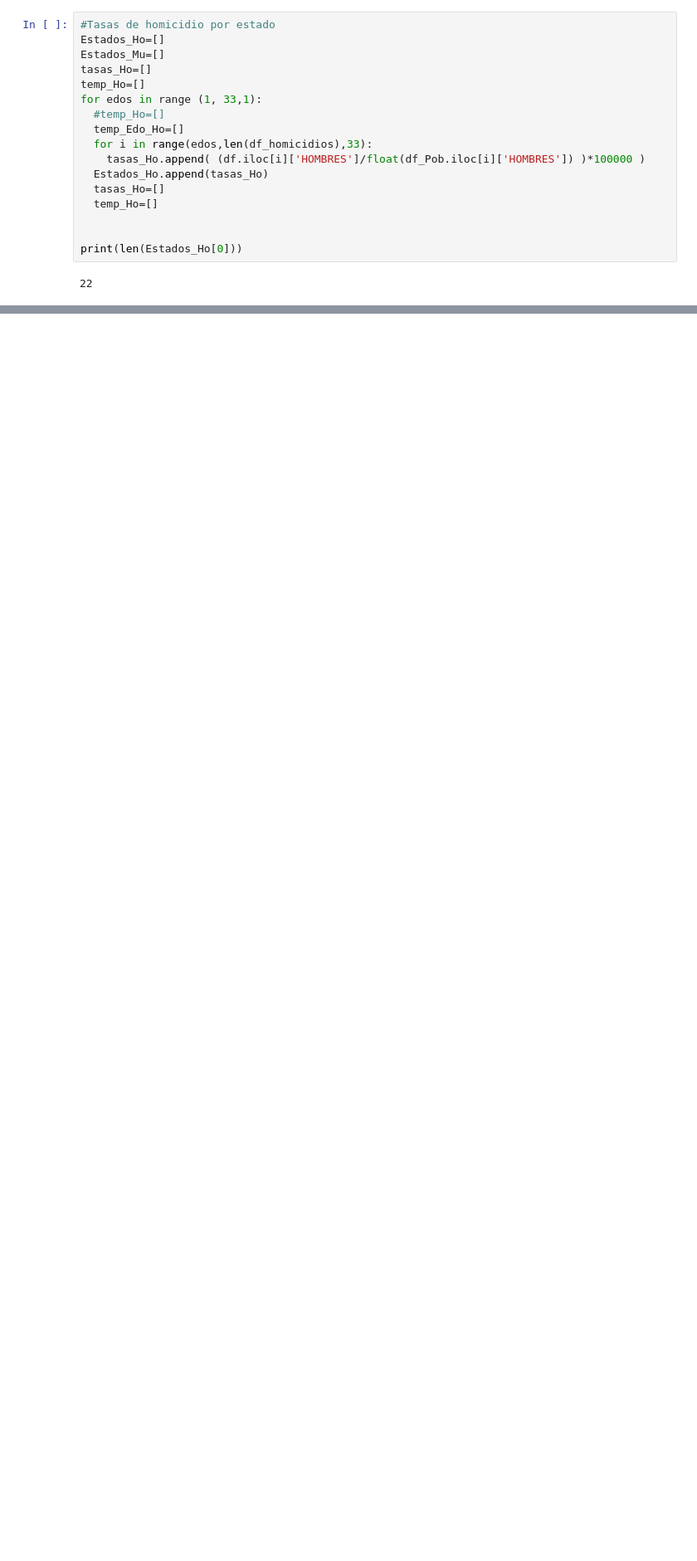
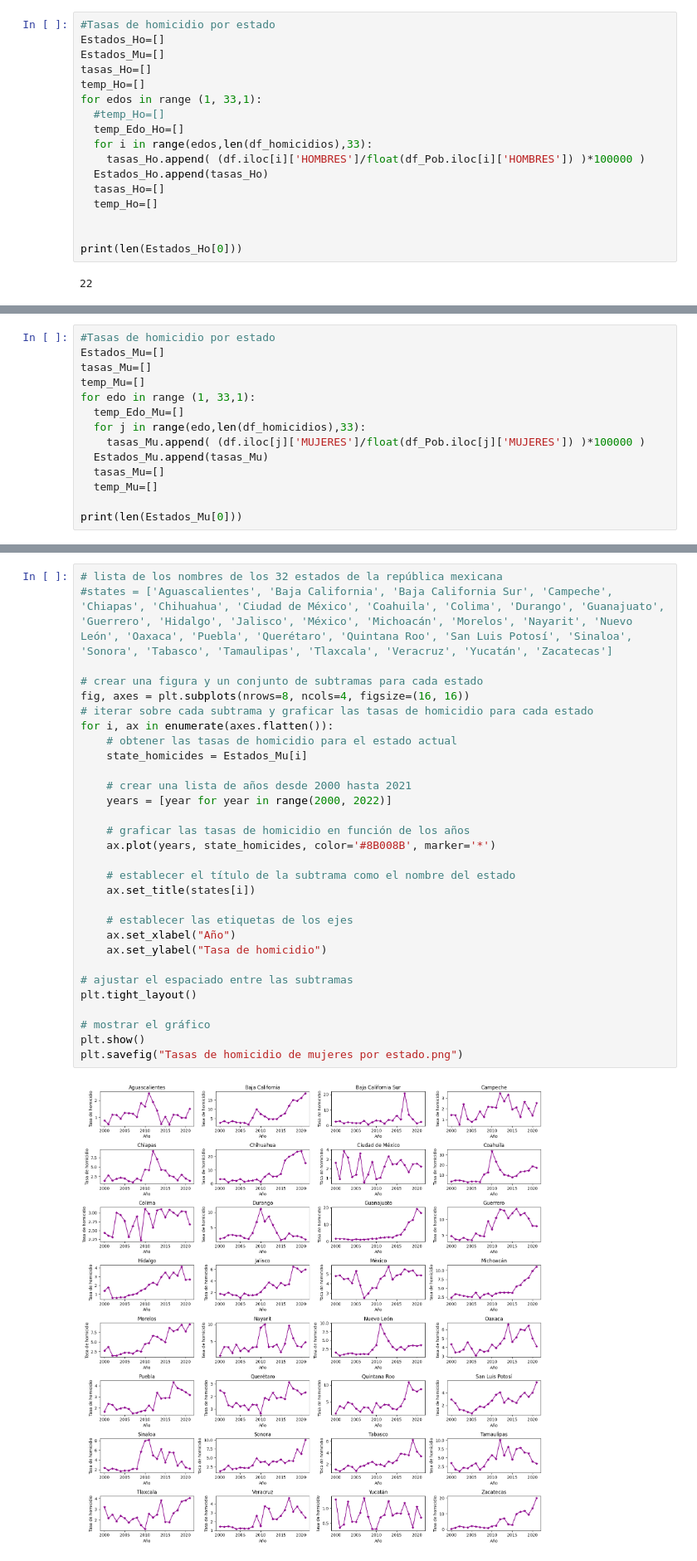
Before and after one commit to FreMeli/ASE_1, a Jupyter notebook: EDO_SEXO_LIMPIO.ipynb, the cells around one changed output, grey strips where cells are left out. Shown at 83% size. Cells and saved outputs as stored; diff of their text form; blank space fills up the shorter version.

```diff
--- a/EDO_SEXO_LIMPIO.ipynb
+++ b/EDO_SEXO_LIMPIO.ipynb
@@ -347,0 +357,14 @@ plt.show()
+# %%
+#Tasas de homicidio por estado
+Estados_Mu=[]
+tasas_Mu=[]
+temp_Mu=[]
+for edo in range (1, 33,1):
+  temp_Edo_Mu=[]
+  for j in range(edo,len(df_homicidios),33):
+    tasas_Mu.append( (df.iloc[j]['MUJERES']/float(df_Pob.iloc[j]['MUJERES']) )*100000 )
+  Estados_Mu.append(tasas_Mu)
+  tasas_Mu=[]
+  temp_Mu=[]
+
+print(len(Estados_Mu[0]))
@@ -347,0 +373,32 @@ plt.show()
+# %%
+# lista de los nombres de los 32 estados de la república mexicana
+#states = ['Aguascalientes', 'Baja California', 'Baja California Sur', 'Campeche', 'Chiapas', 'Chihuahua', 'Ciudad de México', 'Coahuila', 'Colima', 'Durango', 'Guanajuato', 'Guerrero', 'Hidalgo', 'Jalisco', 'México', 'Michoacán', 'Morelos', 'Nayarit', 'Nuevo León', 'Oaxaca', 'Puebla', 'Querétaro', 'Quintana Roo', 'San Luis Potosí', 'Sinaloa', 'Sonora', 'Tabasco', 'Tamaulipas', 'Tlaxcala', 'Veracruz', 'Yucatán', 'Zacatecas']
+
+# crear una figura y un conjunto de subtramas para cada estado
+fig, axes = plt.subplots(nrows=8, ncols=4, figsize=(16, 16))
+# iterar sobre cada subtrama y graficar las tasas de homicidio para cada estado
+for i, ax in enumerate(axes.flatten()):
+    # obtener las tasas de homicidio para el estado actual
+    state_homicides = Estados_Mu[i]
+
+    # crear una lista de años desde 2000 hasta 2021
+    years = [year for year in range(2000, 2022)]
+
+    # graficar las tasas de homicidio en función de los años
+    ax.plot(years, state_homicides, color='#8B008B', marker='*')
+
+    # establecer el título de la subtrama como el nombre del estado
+    ax.set_title(states[i])
+
+    # establecer las etiquetas de los ejes
+    ax.set_xlabel("Año")
+    ax.set_ylabel("Tasa de homicidio")
+
+# ajustar el espaciado entre las subtramas
+plt.tight_layout()
+
+# mostrar el gráfico
+plt.show()
+plt.savefig("Tasas de homicidio de mujeres por estado.png")
+# %% [output]
+[figure, added]
```
Also changed, not shown: parts of 9 cells of this notebook.
